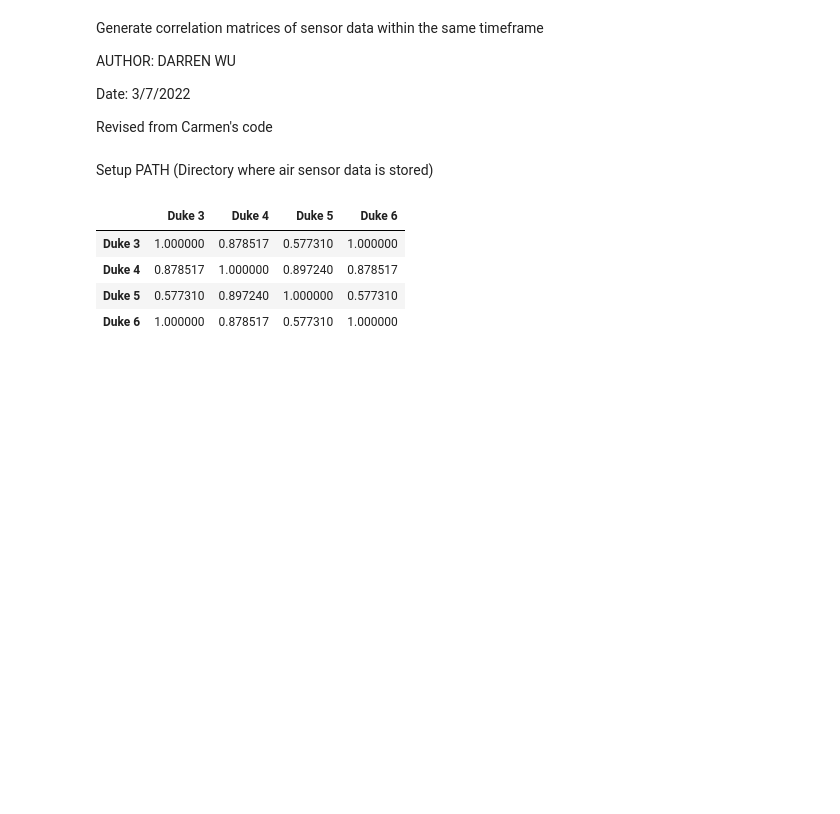
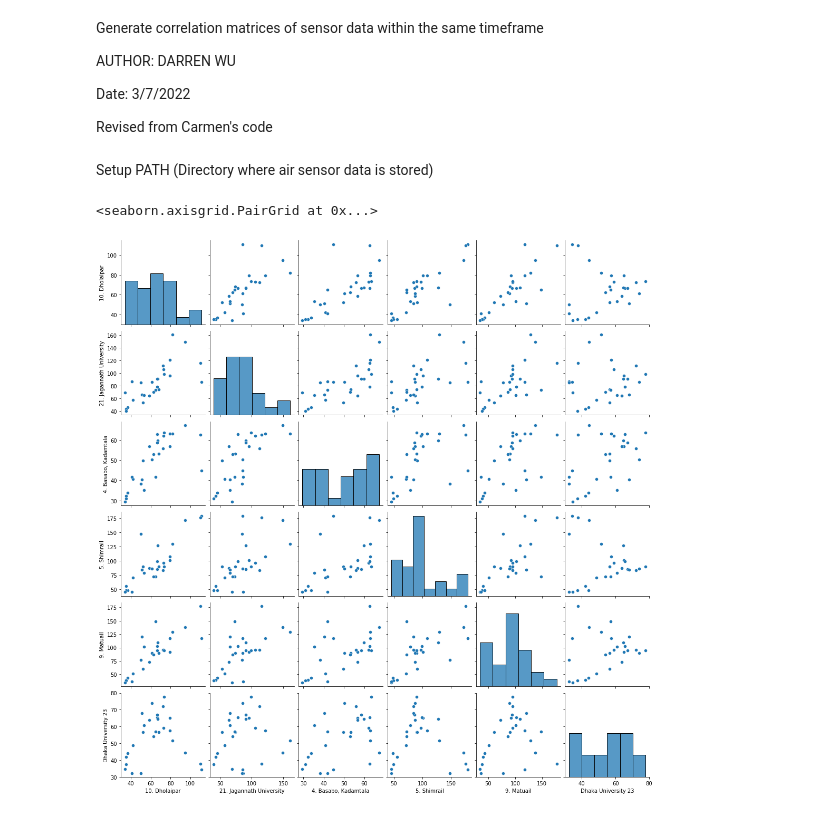
Before and after one commit to darrenwu88/aerosol_processing, a Jupyter notebook: sensorCompare/sensorCompareWu.ipynb, the cells around one changed output. Drawn from its saved outputs; the diff is of its cells as text; code cells hidden in the pictures; blank space fills up the shorter version.

```diff
--- a/sensorCompare/sensorCompareWu.ipynb
+++ b/sensorCompare/sensorCompareWu.ipynb
@@ -30,8 +31,8 @@ for file in joined_list:
 
     #USE start_time and end_time as arguments to create time interval for measurement
 
-    start_time = '2022-02-26 00:00:00'
-    end_time = '2022-02-26 05:00:00'
+    start_time = '2022-03-07 00:00:00'
+    end_time = '2022-03-09 00:00:00'
 
     time_index = [df.loc[(df['Timestamp'] > start_time) & (df['Timestamp'] <= end_time)]['Timestamp'].dt.strftime('%m %d %H')]
     #time_index = [df['Timestamp'].dt.strftime('%m %d %H')]
@@ -43,10 +44,10 @@ new_df.drop(new_df.columns[0], axis = 1, inplace = True)
 
 #Pearson r correlation analysis method, can change parameter of corr() if needed
 
-new_df[new_df.columns].corr(method = 'pearson').style.background_gradient(cmap='coolwarm')
+corr = new_df[new_df.columns].corr(method = 'pearson')
+corr
+#cmap = sns.diverging_palette(5, 250, as_cmap=True)
+#corr.style.background_gradient(cmap = 'coolwarm')
+
+#fig1 = sns.heatmap(corr, cmap = "coolwarm", annot = True)
+#plt.rcParams['figure.figsize']=(5,5)
-# %% [output]
-|  | Duke 3 | Duke 4 | Duke 5 | Duke 6 |
-| Duke 3 | 1.000000 | 0.878517 | 0.577310 | 1.000000 |
-| Duke 4 | 0.878517 | 1.000000 | 0.897240 | 0.878517 |
-| Duke 5 | 0.577310 | 0.897240 | 1.000000 | 0.577310 |
-| Duke 6 | 1.000000 | 0.878517 | 0.577310 | 1.000000 |
@@ -54,0 +54,6 @@ new_df[new_df.columns].corr(method = 'pearson').style.background_gradient(cmap='
+# %%
+#pd.plotting.scatter_matrix(new_df)
+sns.pairplot(new_df)
+# %% [output]
+<seaborn.axisgrid.PairGrid at 0x...>
+[figure, added]
```
Also changed, not shown: parts of 2 cells of this notebook, 24 other files.
